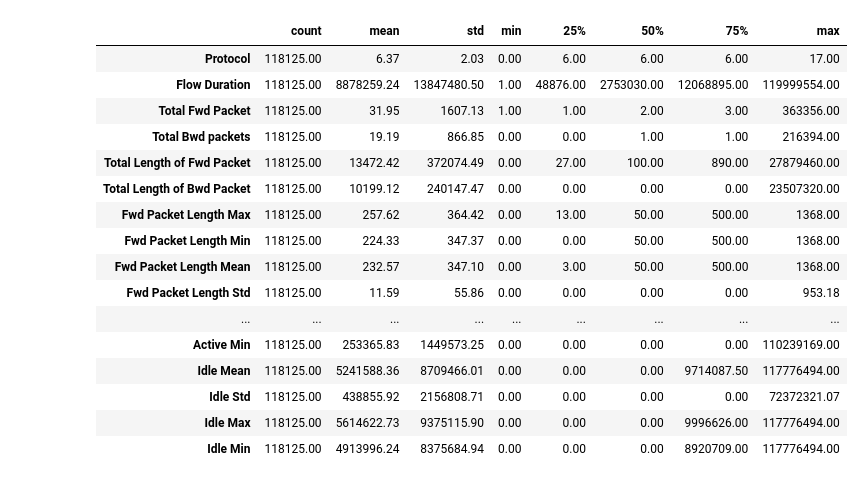
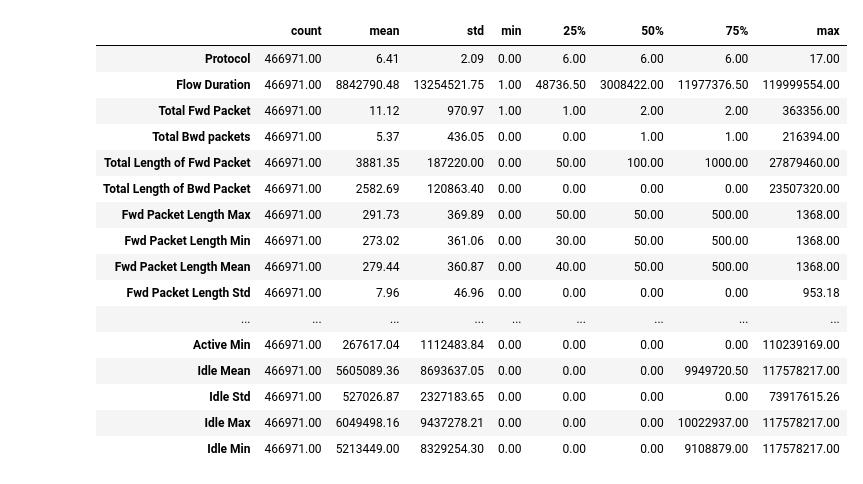
Before and after one commit to dimsigma/Uni_Data_Mining_Project_2025, a Jupyter notebook: project.ipynb, the cells around one changed output. Saved outputs shown, nothing was run; the diff lists cells and outputs as text; code cells hidden in the pictures.

```diff
--- a/project.ipynb
+++ b/project.ipynb
@@ -36,13 +18,41 @@ def sampling(df: pd.DataFrame, cap: int, rate: float) -> pd.DataFrame:
 # %%
 ### Data introduction
+# Sampling
+def sampling(df: pd.DataFrame, cap: int, rate: float) -> pd.DataFrame:
+    print("Dataset before sampling has", df.shape[0], "rows and", df.shape[1], "columns")
+    print("Sampling ...")
 
-# Drop unnecessary columns and present data
-def present(df: pd.DataFrame) -> pd.DataFrame:
+    if cap != 0:
+        subtype_counts = df["Traffic Subtype"].value_counts()  # All the traffic subtypes
+        subtypes_sampling = subtype_counts[subtype_counts > cap].index    # All the traffic subtypes with over 10000 rows
+        subtypes_nosampling = subtype_counts[subtype_counts <= cap].index # All the traffic subtypes with under 10000 rows
+
+        df_sampling = df[df["Traffic Subtype"].isin(subtypes_sampling)]   # DataFrame with all the oversized traffic subtypes
+        df_sampled = df_sampling.sample(frac=rate)  # Sampled DataFrame for oversized traffic types
+        df_notsampled = df[df["Traffic Subtype"].isin(subtypes_nosampling)]   # DataFrame for rest of traffic types
+        df_final =  pd.concat([df_sampled, df_notsampled], ignore_index=True)  # Final  partially sampled DataFrame
+
+    else:
+        df_final = df.sample(frac=rate)
+
+    print("Dataset after sampling has", df_final.shape[0], "rows and", df_final.shape[1], "columns")
+
+    return df_final
+
+# Drop unnecessary data
+def drop_unnecessary(df: pd.DataFrame) -> pd.DataFrame:
+    print("Dataset before removing unnecessary data has", df.shape[0], "rows and", df.shape[1], "columns")
+    print("Removing unnecessary data ...")
+    df_final =  df.drop(columns=DROP_LABELS)
+    print("Dataset after removing unnecessary data has", df_final.shape[0], "rows and", df_final.shape[1], "columns")
+
+    return df_final
+
+# Data presentation
+def present(df: pd.DataFrame):
     display(df.head())
     display(df.tail())
     display(df.describe().T)
     display(df.groupby(TARGET_LABELS).size().reset_index(name="Counts"))
-
-    return df
 # %%
 ### Correlation, target correlation and intresting columns
@@ -98,5 +136,6 @@ def barplot(x, y, title: str) -> None:
 # %%
-### Sampling, remove excess metrics and duplicates, present data
-df_sampled = sampling(df_data, cap=10000, rate=0.01)
-df = present(df_sampled)
+### Initial sampling, remove excess metrics and duplicates in order to create plots in reasonable time, present data
+df = sampling(df_data, cap=10000, rate=0.05)
+df = drop_unnecessary(df)
+present(df)
 # %% [output]
@@ -119,20 +160,20 @@ Dataset after sampling & removing unecessary data, duplicates has 118125 rows an
 |  | count | mean | std | min | 25% | 50% | 75% | max |
-| Protocol | 118125.00 | 6.37 | 2.03 | 0.00 | 6.00 | 6.00 | 6.00 | 17.00 |
-| Flow Duration | 118125.00 | 8878259.24 | 13847480.50 | 1.00 | 48876.00 | 2753030.00 | 12068895.00 | 119999554.00 |
-| Total Fwd Packet | 118125.00 | 31.95 | 1607.13 | 1.00 | 1.00 | 2.00 | 3.00 | 363356.00 |
-| Total Bwd packets | 118125.00 | 19.19 | 866.85 | 0.00 | 0.00 | 1.00 | 1.00 | 216394.00 |
-| Total Length of Fwd Packet | 118125.00 | 13472.42 | 372074.49 | 0.00 | 27.00 | 100.00 | 890.00 | 27879460.00 |
-| Total Length of Bwd Packet | 118125.00 | 10199.12 | 240147.47 | 0.00 | 0.00 | 0.00 | 0.00 | 23507320.00 |
-| Fwd Packet Length Max | 118125.00 | 257.62 | 364.42 | 0.00 | 13.00 | 50.00 | 500.00 | 1368.00 |
-| Fwd Packet Length Min | 118125.00 | 224.33 | 347.37 | 0.00 | 0.00 | 50.00 | 500.00 | 1368.00 |
-| Fwd Packet Length Mean | 118125.00 | 232.57 | 347.10 | 0.00 | 3.00 | 50.00 | 500.00 | 1368.00 |
-| Fwd Packet Length Std | 118125.00 | 11.59 | 55.86 | 0.00 | 0.00 | 0.00 | 0.00 | 953.18 |
+| Protocol | 466971.00 | 6.41 | 2.09 | 0.00 | 6.00 | 6.00 | 6.00 | 17.00 |
+| Flow Duration | 466971.00 | 8842790.48 | 13254521.75 | 1.00 | 48736.50 | 3008422.00 | 11977376.50 | 119999554.00 |
+| Total Fwd Packet | 466971.00 | 11.12 | 970.97 | 1.00 | 1.00 | 2.00 | 2.00 | 363356.00 |
+| Total Bwd packets | 466971.00 | 5.37 | 436.05 | 0.00 | 0.00 | 1.00 | 1.00 | 216394.00 |
+| Total Length of Fwd Packet | 466971.00 | 3881.35 | 187220.00 | 0.00 | 50.00 | 100.00 | 1000.00 | 27879460.00 |
+| Total Length of Bwd Packet | 466971.00 | 2582.69 | 120863.40 | 0.00 | 0.00 | 0.00 | 0.00 | 23507320.00 |
+| Fwd Packet Length Max | 466971.00 | 291.73 | 369.89 | 0.00 | 50.00 | 50.00 | 500.00 | 1368.00 |
+| Fwd Packet Length Min | 466971.00 | 273.02 | 361.06 | 0.00 | 30.00 | 50.00 | 500.00 | 1368.00 |
+| Fwd Packet Length Mean | 466971.00 | 279.44 | 360.87 | 0.00 | 40.00 | 50.00 | 500.00 | 1368.00 |
+| Fwd Packet Length Std | 466971.00 | 7.96 | 46.96 | 0.00 | 0.00 | 0.00 | 0.00 | 953.18 |
 | ... | ... | ... | ... | ... | ... | ... | ... | ... |
-| Active Min | 118125.00 | 253365.83 | 1449573.25 | 0.00 | 0.00 | 0.00 | 0.00 | 110239169.00 |
-| Idle Mean | 118125.00 | 5241588.36 | 8709466.01 | 0.00 | 0.00 | 0.00 | 9714087.50 | 117776494.00 |
-| Idle Std | 118125.00 | 438855.92 | 2156808.71 | 0.00 | 0.00 | 0.00 | 0.00 | 72372321.07 |
-| Idle Max | 118125.00 | 5614622.73 | 9375115.90 | 0.00 | 0.00 | 0.00 | 9996626.00 | 117776494.00 |
-| Idle Min | 118125.00 | 4913996.24 | 8375684.94 | 0.00 | 0.00 | 0.00 | 8920709.00 | 117776494.00 |
+| Active Min | 466971.00 | 267617.04 | 1112483.84 | 0.00 | 0.00 | 0.00 | 0.00 | 110239169.00 |
+| Idle Mean | 466971.00 | 5605089.36 | 8693637.05 | 0.00 | 0.00 | 0.00 | 9949720.50 | 117578217.00 |
+| Idle Std | 466971.00 | 527026.87 | 2327183.65 | 0.00 | 0.00 | 0.00 | 0.00 | 73917615.26 |
+| Idle Max | 466971.00 | 6049498.16 | 9437278.21 | 0.00 | 0.00 | 0.00 | 10022937.00 | 117578217.00 |
+| Idle Min | 466971.00 | 5213449.00 | 8329254.30 | 0.00 | 0.00 | 0.00 | 9108879.00 | 117578217.00 |
 |  | Label | Traffic Type | Traffic Subtype | Counts |
 | 0 | Benign | Audio | Audio | 190 |
 | 1 | Benign | Background | Background | 32 |
```
Also changed, not shown: parts of 11 cells of this notebook.
